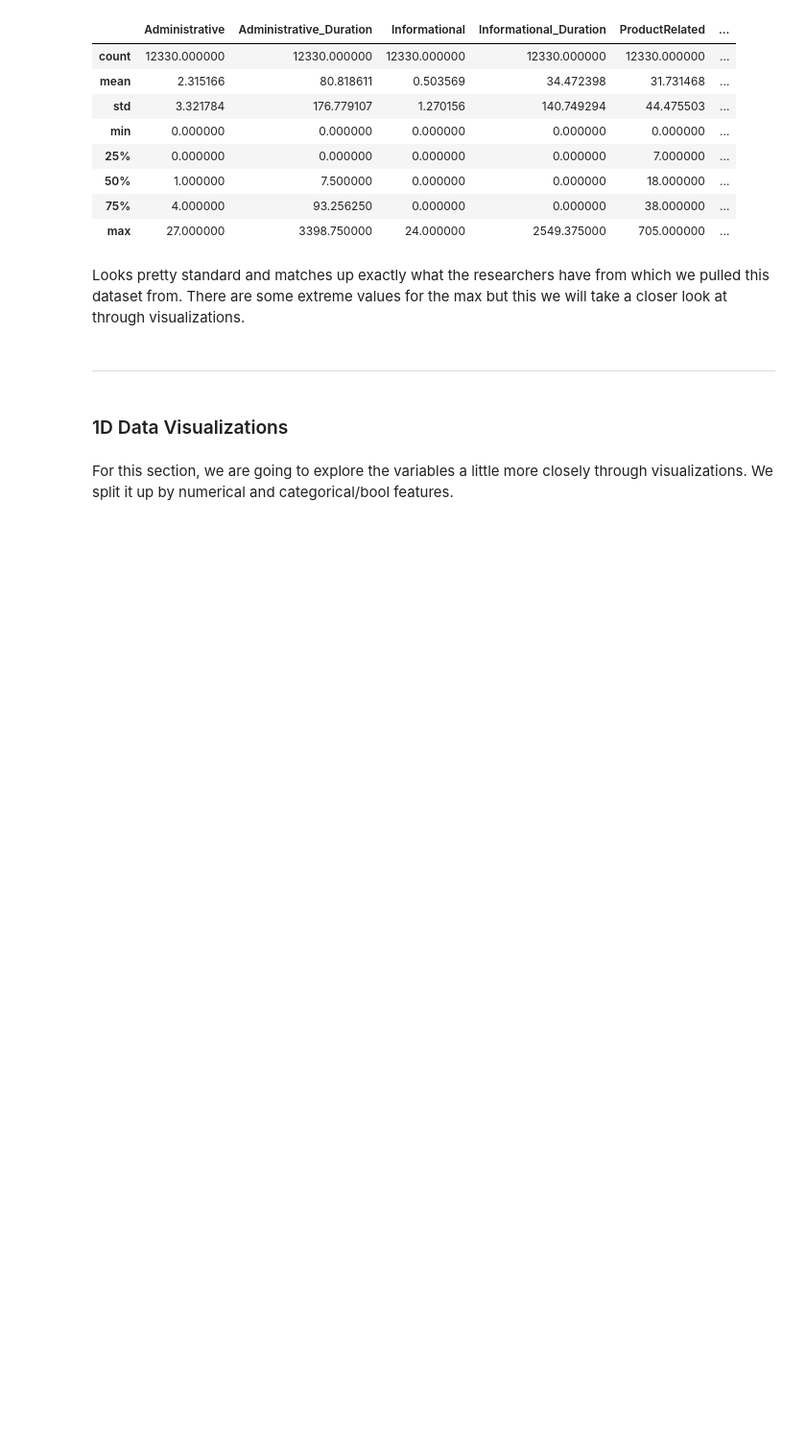
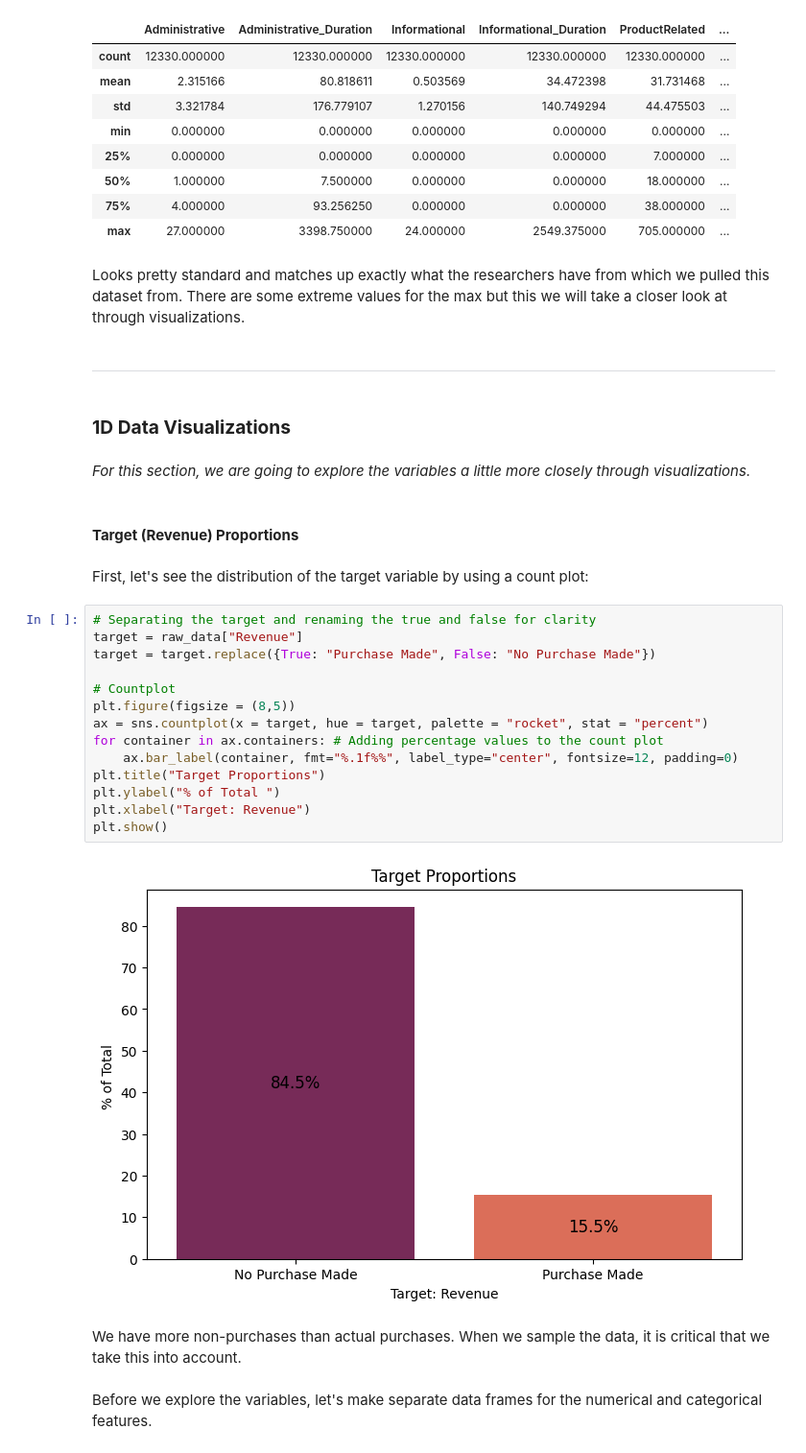
Before and after one commit to jacksonSmall/Shopper-Behavior-Analysis, a Jupyter notebook: EDA.ipynb, the cells around one changed output. Shown at 96% size. Drawn from its saved outputs; the diff is of its cells as text; blank space fills up the shorter version.

Commit message:
Finished up 1d visuals and inital dataset checks

```diff
--- a/EDA.ipynb
+++ b/EDA.ipynb
@@ -84,9 +85,33 @@ Looks pretty standard and matches up exactly what the researchers have from whic
 # %% [markdown]
 ---
 # %% [markdown]
-### 1D Data Visualizations
+### **1D Data Visualizations**
 # %% [markdown]
-For this section, we are going to explore the variables a little more closely through visualizations. We split it up by numerical and categorical/bool features.
+*For this section, we are going to explore the variables a little more closely through visualizations.*
+# %% [markdown]
+#### **Target (Revenue) Proportions**
+# %% [markdown]
+First, let's see the distribution of the target variable by using a count plot:
+# %%
+# Separating the target and renaming the true and false for clarity
+target = raw_data["Revenue"]
+target = target.replace({True: "Purchase Made", False: "No Purchase Made"})
+
+# Countplot
+plt.figure(figsize = (8,5))
+ax = sns.countplot(x = target, hue = target, palette = "rocket", stat = "percent")
+for container in ax.containers: # Adding percentage values to the count plot
+    ax.bar_label(container, fmt="%.1f%%", label_type="center", fontsize=12, padding=0)
+plt.title("Target Proportions")
+plt.ylabel("% of Total ")
+plt.xlabel("Target: Revenue")
+plt.show()
+# %% [output]
+[figure, added]
+# %% [markdown]
+We have more non-purchases than actual purchases. When we sample the data, it is critical that we take this into account.
+# %% [markdown]
+Before we explore the variables, let's make separate data frames for the numerical and categorical features.
 # %%
 # Splitting of the raw data frame into cat and num dfs
 cat_df = raw_data.select_dtypes(include=["object", "bool", "category"])
```
Also changed, not shown: parts of 18 cells of this notebook.
